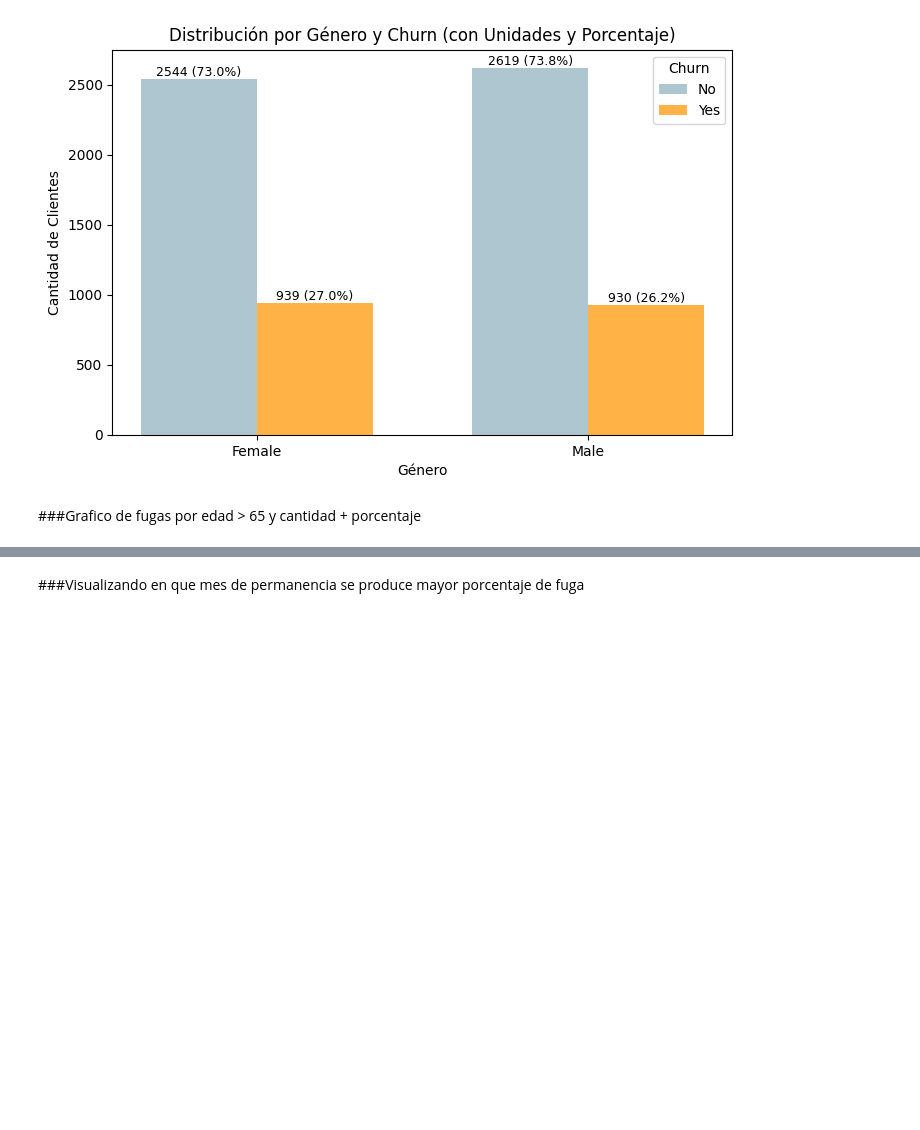
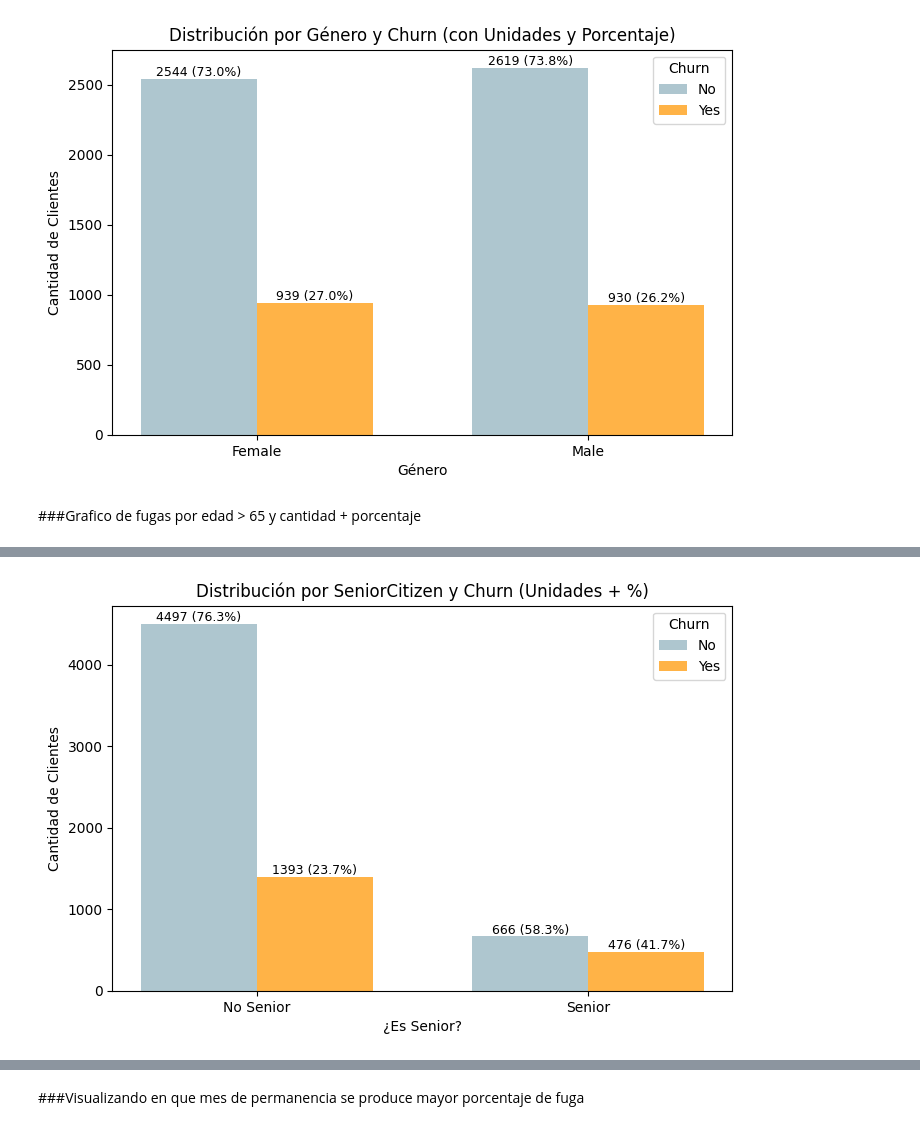
Before and after one commit to Saya-Sayita/Challenge2-TelecomX-main, a Jupyter notebook: Challenge2_TelecomX.ipynb, the cells around one changed output, grey strips where cells are left out. Cells and saved outputs as stored; diff of their text form; code cells hidden in the pictures; blank space fills up the shorter version.

```diff
--- a/Challenge2_TelecomX.ipynb
+++ b/Challenge2_TelecomX.ipynb
@@ -463,6 +463,53 @@ fig.update_layout(title='Distribución por SeniorCitizen y Churn (Unidades + %)'
 fig.show()
 # %% [output]
 [interactive output not drawn]
+# %%
+#Valido
+import matplotlib.pyplot as plt
+import numpy as np
+
+# Agrupar y calcular
+counts = df_normalizado.groupby(['customer.SeniorCitizen', 'Churn']).size().reset_index(name='count')
+total_per_group = counts.groupby('customer.SeniorCitizen')['count'].transform('sum')
+counts['percentage'] = counts['count'] / total_per_group * 100
+counts['text'] = counts.apply(lambda row: f"{row['count']} ({row['percentage']:.1f}%)", axis=1)
+counts['customer.SeniorCitizen'] = counts['customer.SeniorCitizen'].replace({0: 'No Senior', 1: 'Senior'})
+
+# Preparar datos
+categories = counts['customer.SeniorCitizen'].unique()
+churn_status = counts['Churn'].unique()
+width = 0.35
+colors = {'No': '#AEC6CF', 'Yes': '#FFB347'}
+
+fig, ax = plt.subplots(figsize=(8,5))
+positions = np.arange(len(categories))
+
+for i, churn in enumerate(churn_status):
+    vals = []
+    texts = []
+    for category in categories:
+        row = counts[(counts['customer.SeniorCitizen'] == category) & (counts['Churn'] == churn)]
+        if not row.empty:
+            vals.append(row['count'].values[0])
+            texts.append(row['text'].values[0])
+        else:
+            vals.append(0)
+            texts.append('')
+    bars = ax.bar(positions + i*width, vals, width=width, label=str(churn), color=colors[churn])
+    for bar, label in zip(bars, texts):
+        height = bar.get_height()
+        ax.text(bar.get_x() + bar.get_width()/2, height, label, ha='center', va='bottom', fontsize=9)
+
+ax.set_xticks(positions + width/2)
+ax.set_xticklabels(categories)
+ax.set_xlabel('¿Es Senior?')
+ax.set_ylabel('Cantidad de Clientes')
+ax.set_title('Distribución por SeniorCitizen y Churn (Unidades + %)')
+ax.legend(title='Churn')
+
+plt.show()
+# %% [output]
+[figure, added]
 # %%
 px.histogram(df_normalizado, x = 'customer.tenure', text_auto = True, color = 'Churn', barmode = 'group', color_discrete_sequence=['#AEC6CF', '#FFB347'])
 # %% [output]
```
